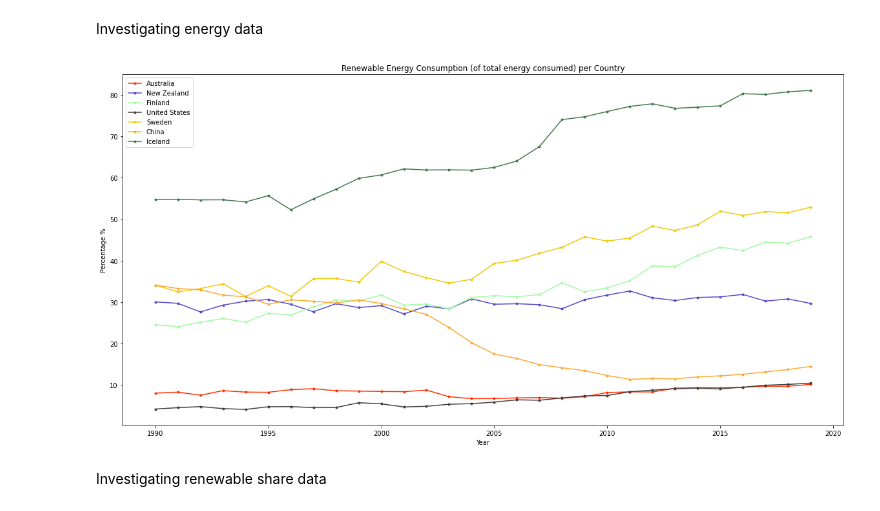
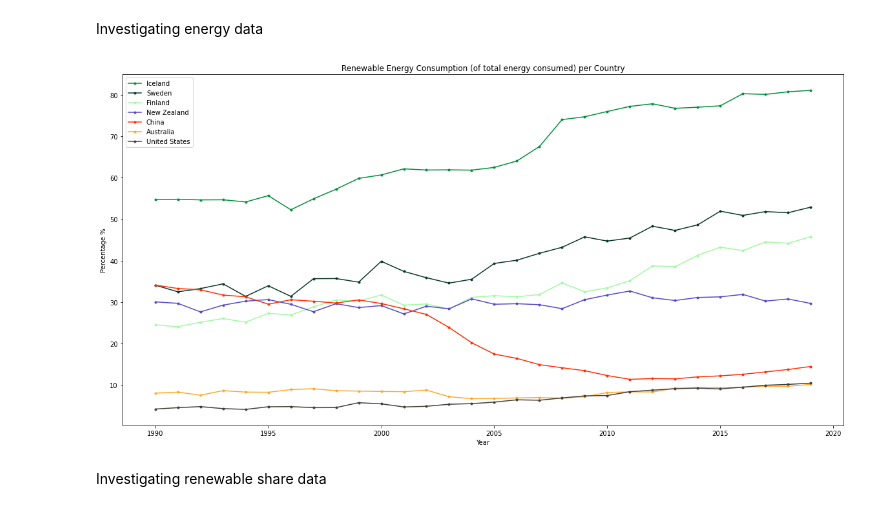
Before and after one commit to aaroln/ev, a Jupyter notebook: presentation.ipynb, the cells around one changed output. Saved outputs shown, nothing was run; the diff lists cells and outputs as text; code cells hidden in the pictures.

```diff
--- a/presentation.ipynb
+++ b/presentation.ipynb
@@ -244,30 +244,33 @@ years = list(range(1990,2021))
 # %%
 renewable = pd.DataFrame(years, columns=['Year'])
 
 
 com_ren = pd.concat([renewable, aus, nor, usa, nzl, fin, can, swe, chi, ice], axis=1)
 
 
+
 plt.title('Renewable Energy Consumption (of total energy consumed) per Country')
+plt.plot(com_ren.Year, com_ren.Iceland, '.-', color='#008F39', label='Iceland')
+plt.plot(com_ren.Year, com_ren.Sweden, '.-', color='#093824', label='Sweden')
+plt.plot(com_ren.Year, com_ren.Finland, '.-', color='#A2FAA3', label='Finland')
+plt.plot(com_ren.Year, com_ren['New Zealand'], '.-', color='#5448C8', label='New Zealand')
+plt.plot(com_ren.Year,com_ren.China, '.-', color='#FF2E00', label='China')
+plt.plot(com_ren.Year, com_ren.Australia, '.-', color='#FEA82F', label='Australia')
+plt.plot(com_ren.Year, com_ren['United States'], '.-', color='#423E3B', label='United States')
 
-plt.plot(com_ren.Year, com_ren.Australia, '.-', color='#FF2E00', label='Australia')
-plt.plot(com_ren.Year, com_ren['New Zealand'], '.-', color='#5448C8', label='New Zealand')
-plt.plot(com_ren.Year, com_ren.Finland, '.-', color='#A2FAA3', label='Finland')
-plt.plot(com_ren.Year, com_ren['United States'], '.-', color='#423E3B', label='United States')
-plt.plot(com_ren.Year, com_ren.Sweden, '.-', color='#EFCA08', label='Sweden')
-plt.plot(com_ren.Year,com_ren.China, '.-', color='#FEA82F', label='China')
-plt.plot(com_ren.Year, com_ren.Iceland, '.-', color='#3F784C', label='Iceland')
+
+
 
 plt.xlabel('Year')
 
 plt.ylabel('Percentage %')
 
 plt.legend(loc='upper left')
 
 
 plt.show()
 # %% [output]
-[figure, old version]
+[figure, new version]
 # %% [markdown]
 Investigating renewable share data
 # %%
```
